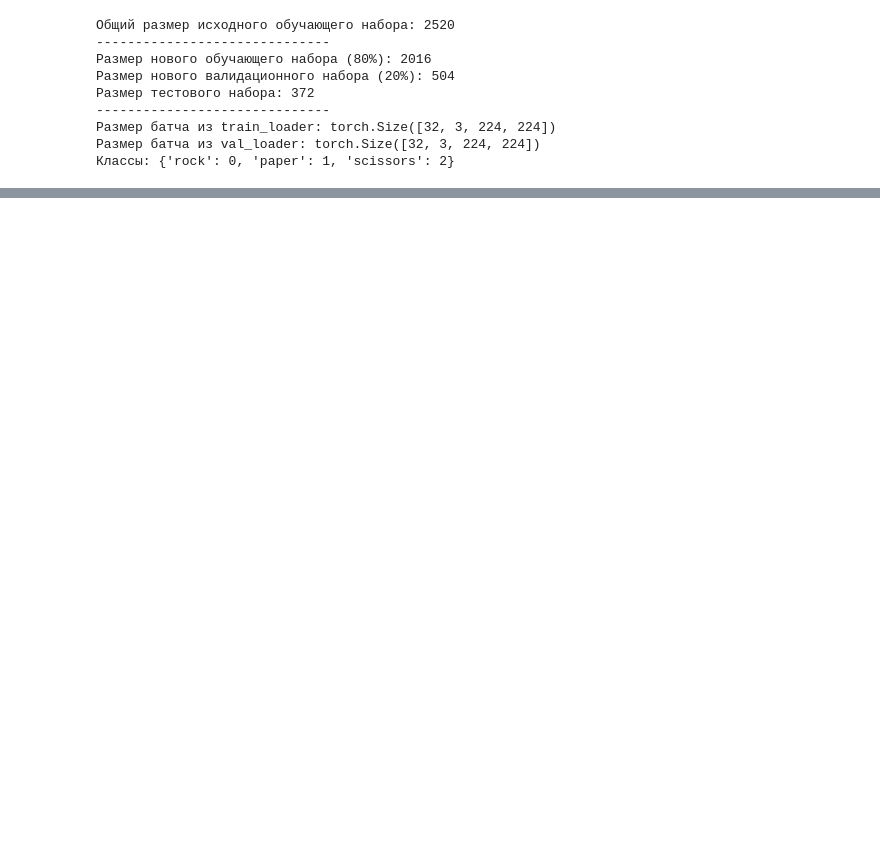
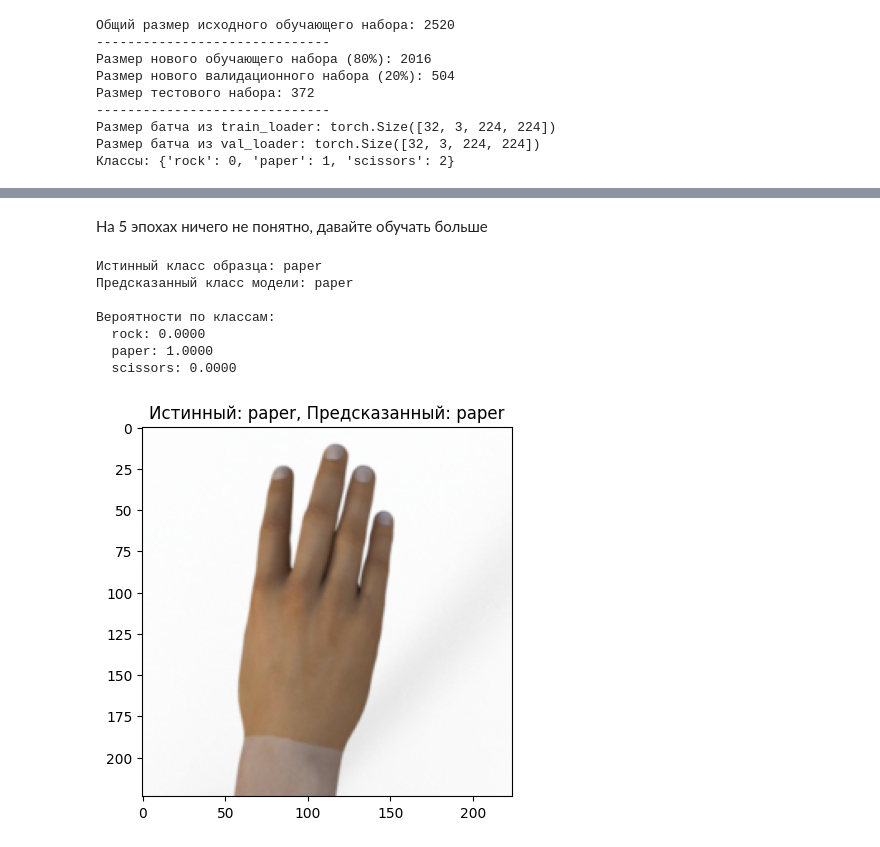
Before and after one commit to BardRimon/Study, a Jupyter notebook: CV/HW2_ImageClassification.ipynb, the cells around one changed output, grey strips where cells are left out. Cells and saved outputs as stored; diff of their text form; code cells hidden in the pictures; blank space fills up the shorter version.

```diff
--- a/CV/HW2_ImageClassification.ipynb
+++ b/CV/HW2_ImageClassification.ipynb
@@ -577,0 +660,66 @@ print(f"  Test Accuracy: {test_acc:.4f} ({test_acc*100:.2f}%)")
+# %% [markdown]
+На 5 эпохах ничего не понятно, давайте обучать больше
+# %%
+
+model.eval()
+
+# Получаем один образец из train_loader
+# Следующая строка получает первый батч из train_loader
+images, labels = next(iter(test_loader)) # Изменил на test_loader, чтобы проанализировать misprediction на тесте
+
+# Берем образец с индексом 10 из батча (это тот, где была ошибка в предыдущем запуске)
+sample_image = images[10].unsqueeze(0).to(device) # Добавляем размерность батча и перемещаем на устройство
+sample_label = labels[10].item() # Получаем истинный класс образца
+
+# Выводим истинный класс
+print(f"Истинный класс образца: {test_dataset.idx_to_class[sample_label]}")
+
+# Отключаем вычисление градиентов для предсказания
+with torch.no_grad():
+    # Получаем предсказания модели (логиты)
+    outputs = model(sample_image)
+
+# Применяем softmax для получения вероятностей
+probabilities = torch.softmax(outputs, dim=1)
+
+# Получаем предсказанный класс (индекс с максимальной вероятностью)
+_, predicted_idx = torch.max(outputs.data, 1)
+predicted_label = predicted_idx.item()
+
+# Выводим предсказанный класс
+print(f"Предсказанный класс модели: {test_dataset.idx_to_class[predicted_label]}")
+
+# Выводим вероятности для всех классов
+print("\nВероятности по классам:")
+for i, prob in enumerate(probabilities[0]):
+    print(f"  {test_dataset.idx_to_class[i]}: {prob.item():.4f}")
+
+
+# Визуализация образца (опционально, но полезно)
+import matplotlib.pyplot as plt
+import numpy as np
+
+# Функция для отображения изображения
+def imshow(inp, title=None):
+    """Imshow for Tensor."""
+    inp = inp.cpu().numpy().transpose((1, 2, 0))
+    mean = np.array([0.485, 0.456, 0.406])
+    std = np.array([0.229, 0.224, 0.225])
+    inp = std * inp + mean
+    inp = np.clip(inp, 0, 1)
+    plt.imshow(inp)
+    if title is not None:
+        plt.title(title)
+    plt.pause(0.001)  # pause a bit so that plots are updated
+
+# Отображаем образец
+imshow(images[10], title=f'Истинный: {test_dataset.idx_to_class[sample_label]}, Предсказанный: {test_dataset.idx_to_class[predicted_label]}')
+# %% [output]
+Истинный класс образца: paper
+Предсказанный класс модели: paper
+
+Вероятности по классам:
+  rock: 0.0000
+  paper: 1.0000
+  scissors: 0.0000
+[figure, added]
```
Also changed, not shown: parts of 12 cells of this notebook.
